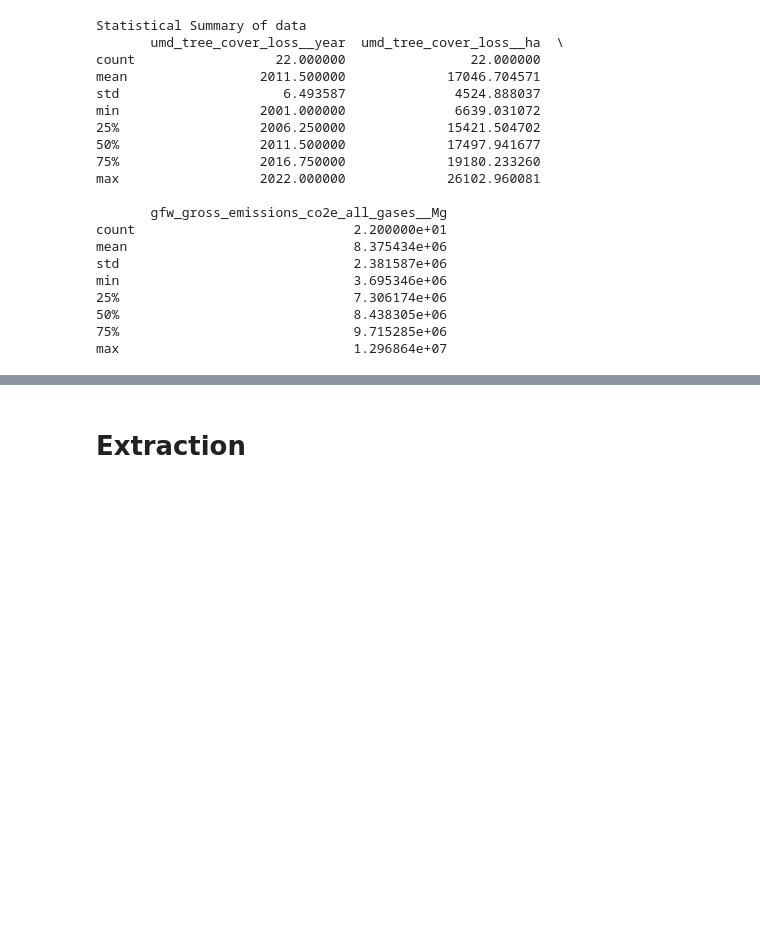
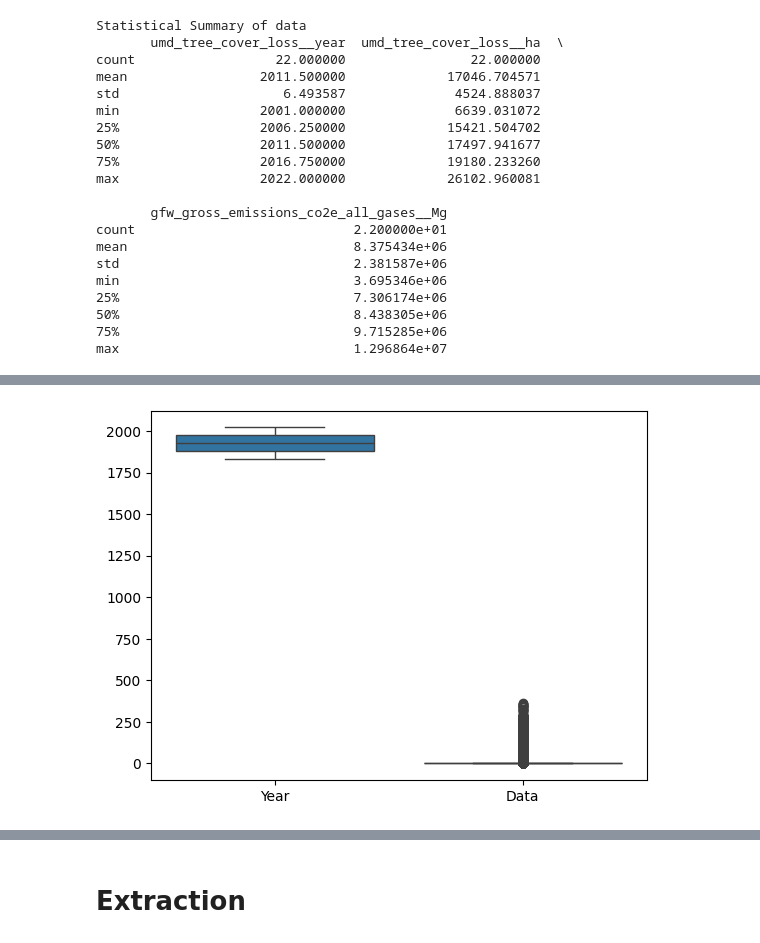
Before and after one commit to JosephRidge/ClimateChange-GHG, a Jupyter notebook: app.ipynb, the cells around one changed output, grey strips where cells are left out. Saved outputs shown, nothing was run; the diff lists cells and outputs as text; code cells hidden in the pictures; blank space fills up the shorter version.

Commit message:
Data Exploration of the Three data sets

```diff
--- a/app.ipynb
+++ b/app.ipynb
@@ -17,6 +17,10 @@ import seaborn as sns
 
 def readCSV(file_path):
     df = pd.read_csv(file_path)
+    return df
+
+def readXLS(file_path):
+    df = pd.read_excel(file_path)
     return df
 
 def describeData(df):
@@ -292,0 +310,5 @@ max                              1.296864e+07
+# %%
+# country_groupings = readXLS("data/GHG Emissions/COUNTRY_GROUPINGS.xlsx") # No need to read this as it contains the country codes
+annual_emissions = readCSV("data/GHG Emissions/EMISSIONS_ANNUAL_1830-2021.csv")
+cumulative_emissions = readCSV("data/GHG Emissions/EMISSIONS_CUMULATIVE_CO2e100_1851-2021.csv")
+global_mean_surface_temperature_reponse = readCSV("data/GHG Emissions/GMST_response_1851-2021.csv")
@@ -292,0 +472,5 @@ max                              1.296864e+07
+# %%
+# Checking for Outliers using Box Plots
+checkOutliersBoxplot(annual_emissions)
+# %% [output]
+[figure, added]
```
Also changed, not shown: parts of 17 cells of this notebook.
